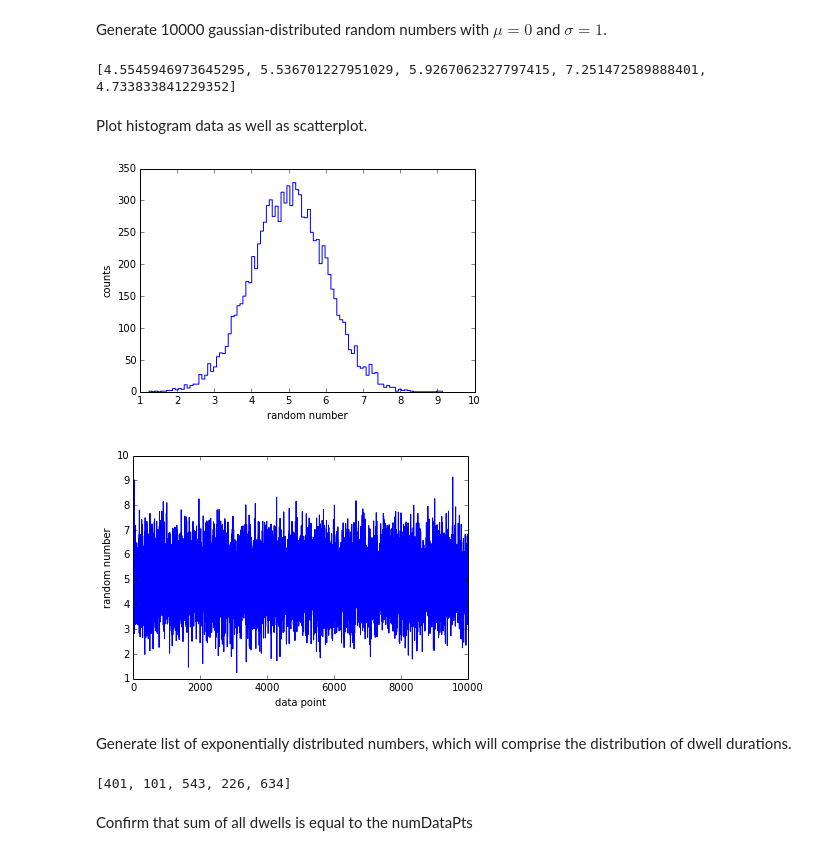
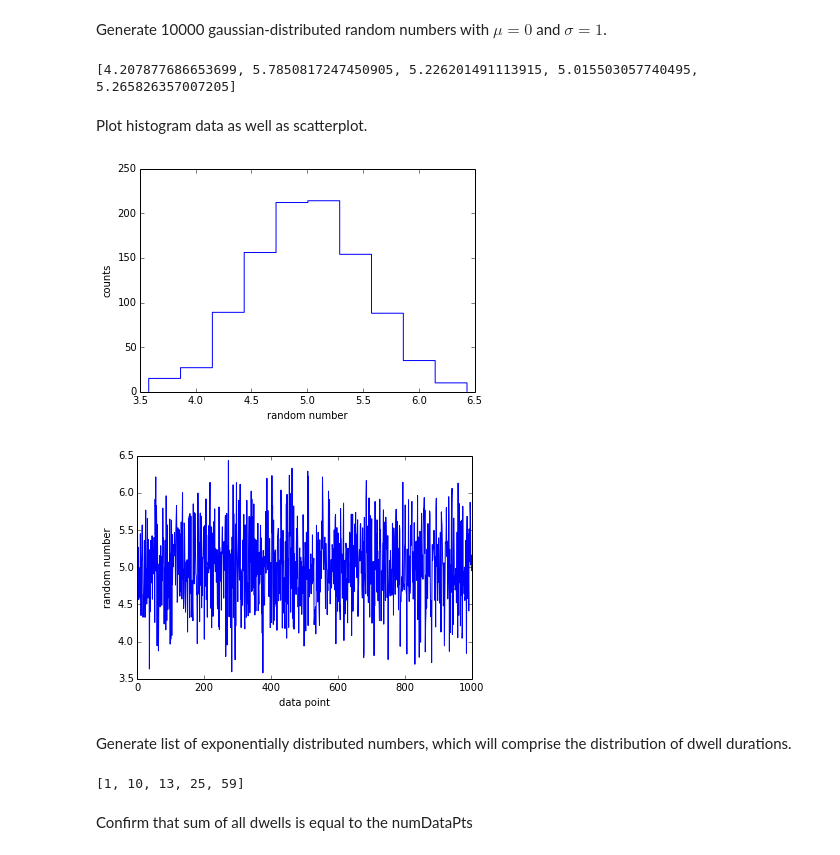
Before and after one commit to knyquist/iPython_NBs, a Jupyter notebook: Passive_Noise_Trace_Generator.ipynb, the cells around one changed output. Saved outputs shown, nothing was run; the diff lists cells and outputs as text; code cells hidden in the pictures.

```diff
--- a/Passive_Noise_Trace_Generator.ipynb
+++ b/Passive_Noise_Trace_Generator.ipynb
@@ -12,38 +12,38 @@ random.seed()
 Generate 10000 gaussian-distributed random numbers with $\mu=0$ and $\sigma=1$.
 # %%
 noise = []
-numDataPts = 10000;
+numDataPts = 1000;
 for n in range(numDataPts):
-    noise.append(random.gauss(0, 1))
+    noise.append(random.gauss(0, .5))
 for i in range(numDataPts):
     noise[i]+=5
 print(noise[0:5])
 # %% [output]
-[4.5545946973645295, 5.536701227951029, 5.9267062327797415, 7.251472589888401, 4.733833841229352]
+[4.207877686653699, 5.7850817247450905, 5.226201491113915, 5.015503057740495, 5.265826357007205]
 # %% [markdown]
 Plot histogram data as well as scatterplot.
 # %%
-hist(noise, bins=100, histtype='step');
+hist(noise, bins=10, histtype='step');
 xlabel("random number");
 ylabel("counts");
 # %% [output]
-[figure, old version]
+[figure, new version]
 # %%
 plot(noise);
 xlabel("data point");
 ylabel("random number");
 # %% [output]
-[figure, old version]
+[figure, new version]
 # %% [markdown]
 Generate list of exponentially distributed numbers, which will comprise the distribution of dwell durations.
 # %%
 dwell = []
-meanDur = 400
+meanDur = 24
 i = numDataPts #i will be the iterable
 while i != 0:
     dwellDur = random.expovariate(1.0/meanDur)
     dwellDur = int(round(dwellDur))
-    if i - dwellDur >= 400:
+    if i - dwellDur >= meanDur:
         dwell.append(dwellDur)
         i -= dwellDur;
     else:
@@ -51,7 +51,7 @@ while i != 0:
         i = 0;
 dwell[0:5]
 # %% [output]
-[401, 101, 543, 226, 634]
+[1, 10, 13, 25, 59]
 # %% [markdown]
 Confirm that sum of all dwells is equal to the numDataPts
 # %%
```
Also changed, not shown: parts of 5 cells of this notebook, 9 other files.
